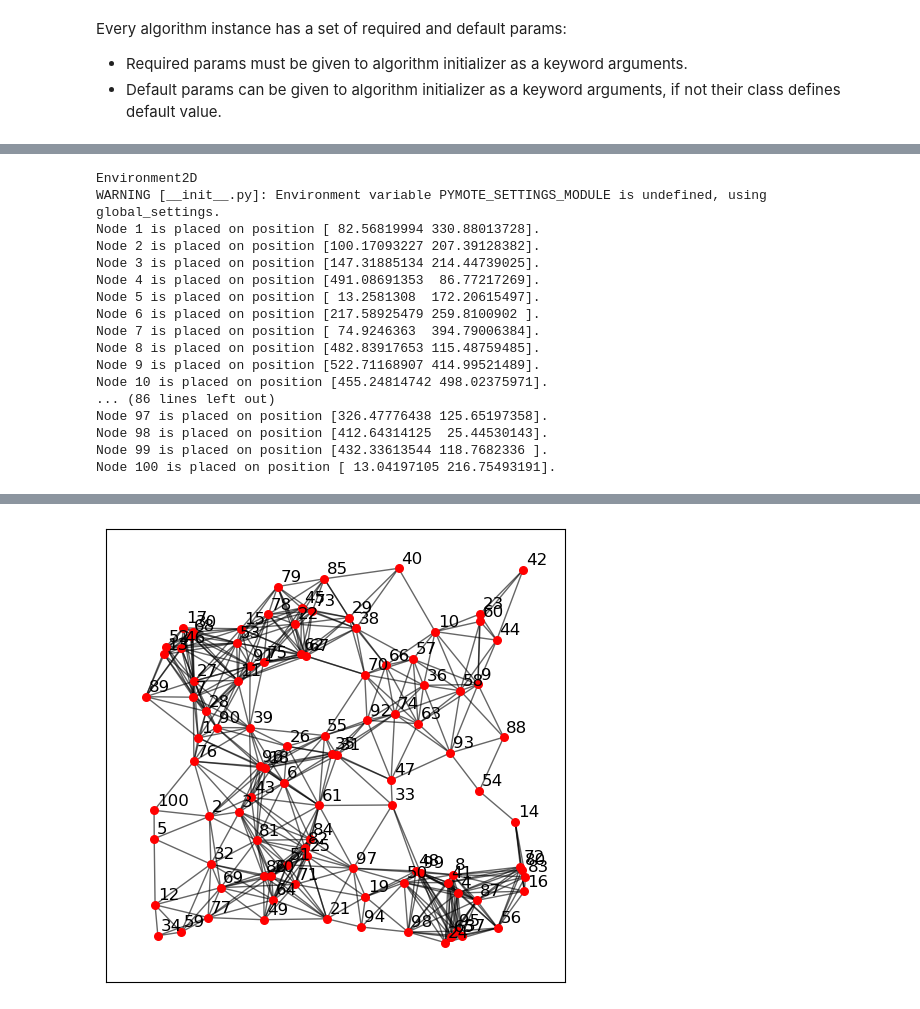
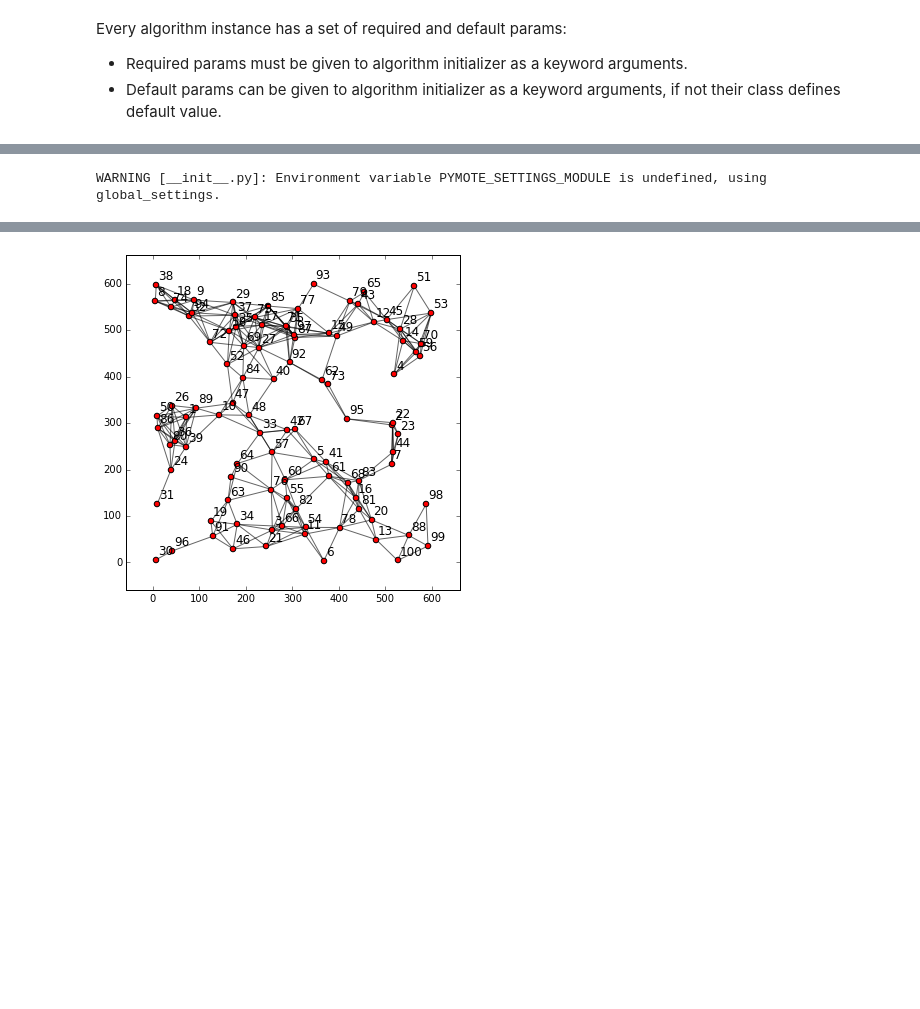
Before and after one commit to fluffyspace/pymote3, a Jupyter notebook: pymote/scripts/V03.ipynb, the cells around one changed output, grey strips where cells are left out. Saved outputs shown, nothing was run; the diff lists cells and outputs as text; code cells hidden in the pictures; blank space fills up the shorter version.

```diff
--- a/pymote/scripts/V03.ipynb
+++ b/pymote/scripts/V03.ipynb
@@ -34,25 +15,9 @@ net.show()
 
 net.algorithms = ((Flood, {'informationKey': 'I'}), )
 
-ini_node = net.nodes_list()[0]
+ini_node = net.nodes()[0]
 ini_node.memory['I'] = 'Hello World'
 
 write_pickle(net, "Flood.npc.gz")
 # %% [output]
-Environment2D
 WARNING [__init__.py]: Environment variable PYMOTE_SETTINGS_MODULE is undefined, using global_settings.
-Node 1 is placed on position [ 82.56819994 330.88013728].
-Node 2 is placed on position [100.17093227 207.39128382].
-Node 3 is placed on position [147.31885134 214.44739025].
-Node 4 is placed on position [491.08691353  86.77217269].
-Node 5 is placed on position [ 13.2581308  172.20615497].
-Node 6 is placed on position [217.58925479 259.8100902 ].
-Node 7 is placed on position [ 74.9246363  394.79006384].
-Node 8 is placed on position [482.83917653 115.48759485].
-Node 9 is placed on position [522.71168907 414.99521489].
-Node 10 is placed on position [455.24814742 498.02375971].
-... (86 lines left out)
-Node 97 is placed on position [326.47776438 125.65197358].
-Node 98 is placed on position [412.64314125  25.44530143].
-Node 99 is placed on position [432.33613544 118.7682336 ].
-Node 100 is placed on position [ 13.04197105 216.75493191].
@@ -59,4 +25,4 @@ Node 100 is placed on position [ 13.04197105 216.75493191].
-[figure, old version]
+[figure, new version]
 # %%
 import numpy as np
 
```
Also changed, not shown: parts of 8 cells of this notebook, 42 other files.
